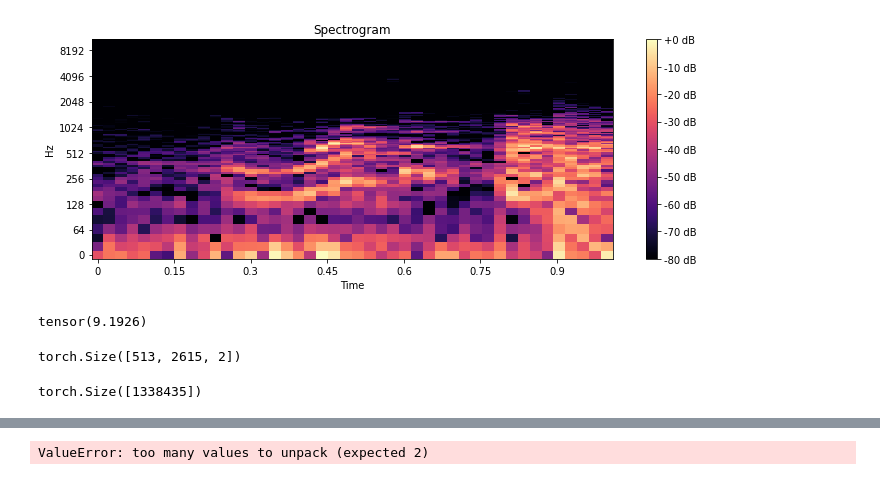
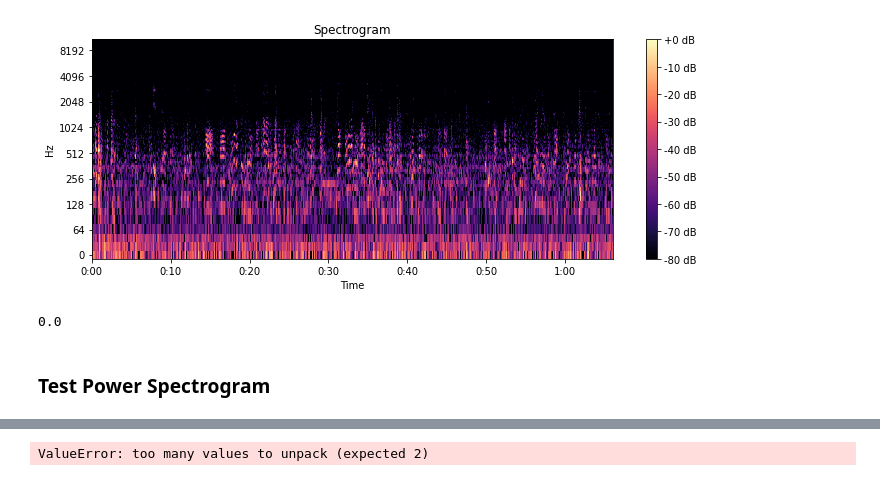
Before and after one commit to Victorletzelter/pytorch-pipeline, a Jupyter notebook: data_preprocessing_gpu/Check-results.ipynb, the cells around one changed output, grey strips where cells are left out. Drawn from its saved outputs; the diff is of its cells as text; code cells hidden in the pictures.

Commit message:
tests updated

```diff
--- a/data_preprocessing_gpu/Check-results.ipynb
+++ b/data_preprocessing_gpu/Check-results.ipynb
@@ -62,34 +92,25 @@ plt.show()
 # %%
-import matplotlib.pyplot as plt
-import librosa.display
-import torch
-import torchaudio
 
-audio = librosa.load('/root/workspace/dataset_2022/mic_dev/dev-test-sony/fold4_room23_mix001.wav')[0]
+audio, sr = torchaudio.load('/root/workspace/dataset_2022/mic_dev/dev-test-sony/fold4_room23_mix001.wav')
 
-torch_tensor = torch.from_numpy(audio)
+# torch_tensor = torch.from_numpy(audio)
 
 # Compute the spectrogram
-S2 = torchaudio.transforms.Spectrogram(n_fft = 1024, hop_length = 512, window_fn=torch.hann_window)(torch_tensor)
+S2 = torchaudio.transforms.Spectrogram(n_fft = 1024, hop_length = 512, window_fn=torch.hann_window)(audio)
+S2 = S2.cpu().numpy()
 
 # Plot the spectrogram
 plt.figure(figsize=(10, 4))
-librosa.display.specshow(librosa.amplitude_to_db(S2[:,:44], ref=np.max), y_axis='log', x_axis='time')
+librosa.display.specshow(librosa.amplitude_to_db(S2[0], ref=np.max), y_axis='log', x_axis='time')
 plt.title('Spectrogram')
 plt.colorbar(format='%+2.0f dB')
 plt.tight_layout()
 plt.show()
 # %% [output]
-[figure, old version]
+[figure, new version]
 # %%
-torch.norm(S2[:,:44]-S[0])
+np.linalg.norm(S2-S)
 # %% [output]
-tensor(9.1926)
+0.0
-# %%
-S2.shape
-# %% [output]
-torch.Size([513, 2615, 2])
-# %%
-torch_tensor.shape
-# %% [output]
-torch.Size([1338435])
+# %% [markdown]
+### Test Power Spectrogram
```
Also changed, not shown: parts of 51 cells of this notebook, 2 other files.
